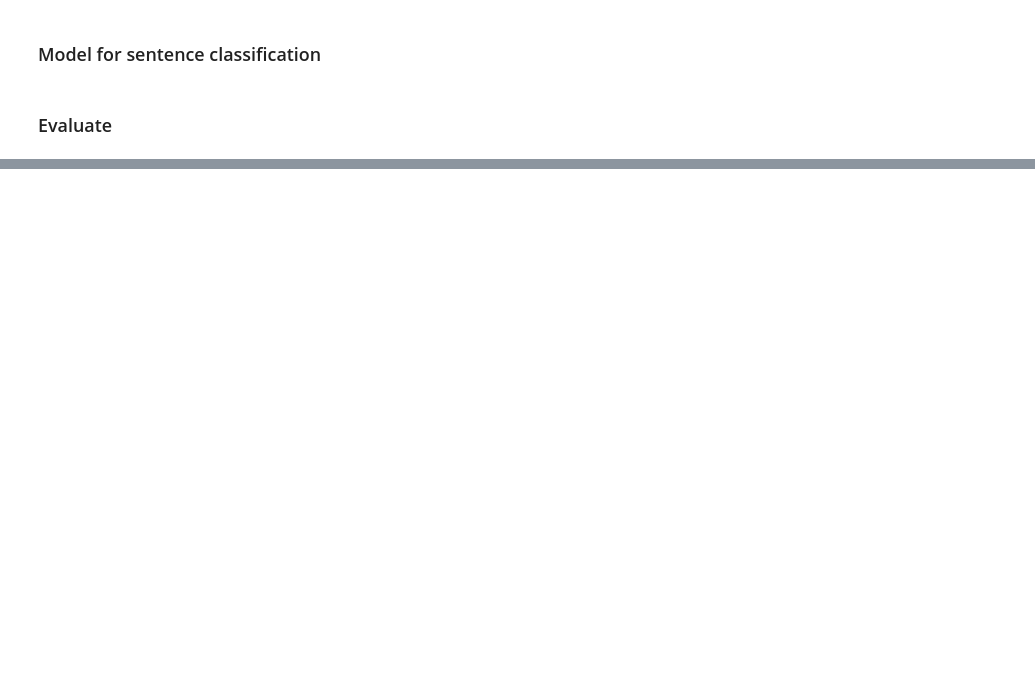
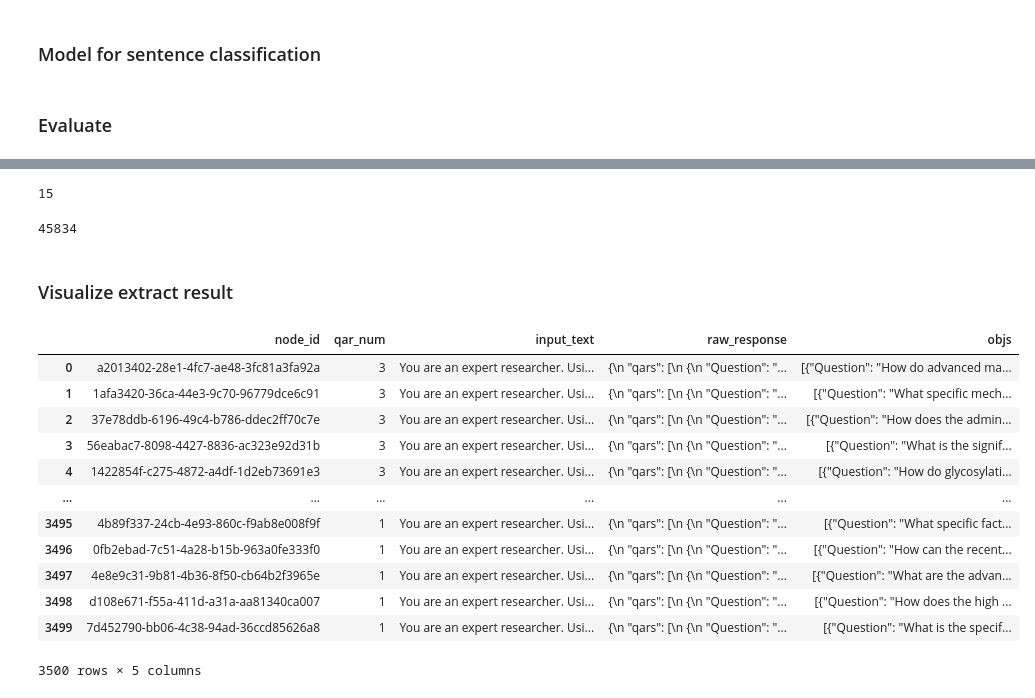
Before and after one commit to zz9tf/Fine-Tuned-GPT-2-with-articles-ground-truth, a Jupyter notebook: code/llamaIndex/basic/test.ipynb, the cells around one changed output, grey strips where cells are left out. Cells and saved outputs as stored; diff of their text form; code cells hidden in the pictures; blank space fills up the shorter version.

Commit message:
update extractor

```diff
--- a/code/llamaIndex/basic/test.ipynb
+++ b/code/llamaIndex/basic/test.ipynb
@@ -613,0 +928,4 @@ __root__
+# %%
+bad_response_num
+# %% [output]
+15
@@ -613,0 +940,28 @@ __root__
+# %%
+len(nodes)
+# %% [output]
+45834
+# %% [markdown]
+### Visualize extract result
+# %%
+import os
+import pandas as pd
+cache_path = '/run/media/zheng/Elements/Projects(D)/Fine-Tuned-GPT-2-with-articles-ground-truth/code/llamaIndex/.cache'
+csv_file_name = "gpt-4o-batch-all-p_2_parser_ManuallyHierarchicalNodeParser_8165_gpu_V100_nodeNum_200_pid_1_extract.csv"
+df = pd.read_csv(os.path.join(cache_path, csv_file_name))
+# %%
+df
+# %% [output]
+|  | node_id | qar_num | input_text | raw_response | objs |
+| 0 | a2013402-28e1-4fc7-ae48-3fc81a3fa92a | 3 | You are an expert researcher. Usi... | {\n "qars": [\n {\n "Question": "... | [{"Question": "How do advanced ma... |
+| 1 | 1afa3420-36ca-44e3-9c70-96779dce6c91 | 3 | You are an expert researcher. Usi... | {\n "qars": [\n {\n "Question": "... | [{"Question": "What specific mech... |
+| 2 | 37e78ddb-6196-49c4-b786-ddec2ff70c7e | 3 | You are an expert researcher. Usi... | {\n "qars": [\n {\n "Question": "... | [{"Question": "How does the admin... |
+| 3 | 56eabac7-8098-4427-8836-ac323e92d31b | 3 | You are an expert researcher. Usi... | {\n "qars": [\n {\n "Question": "... | [{"Question": "What is the signif... |
+| 4 | 1422854f-c275-4872-a4df-1d2eb73691e3 | 3 | You are an expert researcher. Usi... | {\n "qars": [\n {\n "Question": "... | [{"Question": "How do glycosylati... |
+| ... | ... | ... | ... | ... | ... |
+| 3495 | 4b89f337-24cb-4e93-860c-f9ab8e008f9f | 1 | You are an expert researcher. Usi... | {\n "qars": [\n {\n "Question": "... | [{"Question": "What specific fact... |
+| 3496 | 0fb2ebad-7c51-4a28-b15b-963a0fe333f0 | 1 | You are an expert researcher. Usi... | {\n "qars": [\n {\n "Question": "... | [{"Question": "How can the recent... |
+| 3497 | 4e8e9c31-9b81-4b36-8f50-cb64b2f3965e | 1 | You are an expert researcher. Usi... | {\n "qars": [\n {\n "Question": "... | [{"Question": "What are the advan... |
+| 3498 | d108e671-f55a-411d-a31a-aa81340ca007 | 1 | You are an expert researcher. Usi... | {\n "qars": [\n {\n "Question": "... | [{"Question": "How does the high ... |
+| 3499 | 7d452790-bb06-4c38-94ad-36ccd85626a8 | 1 | You are an expert researcher. Usi... | {\n "qars": [\n {\n "Question": "... | [{"Question": "What is the specif... |
+3500 rows × 5 columns
```
Also changed, not shown: parts of 47 cells of this notebook, 27 other files.
